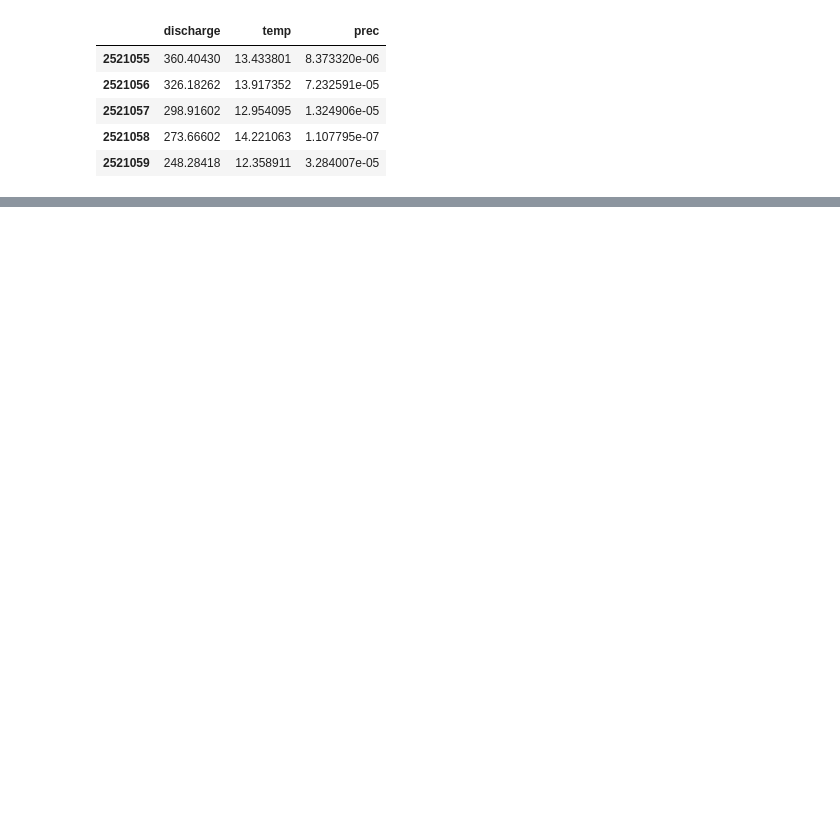
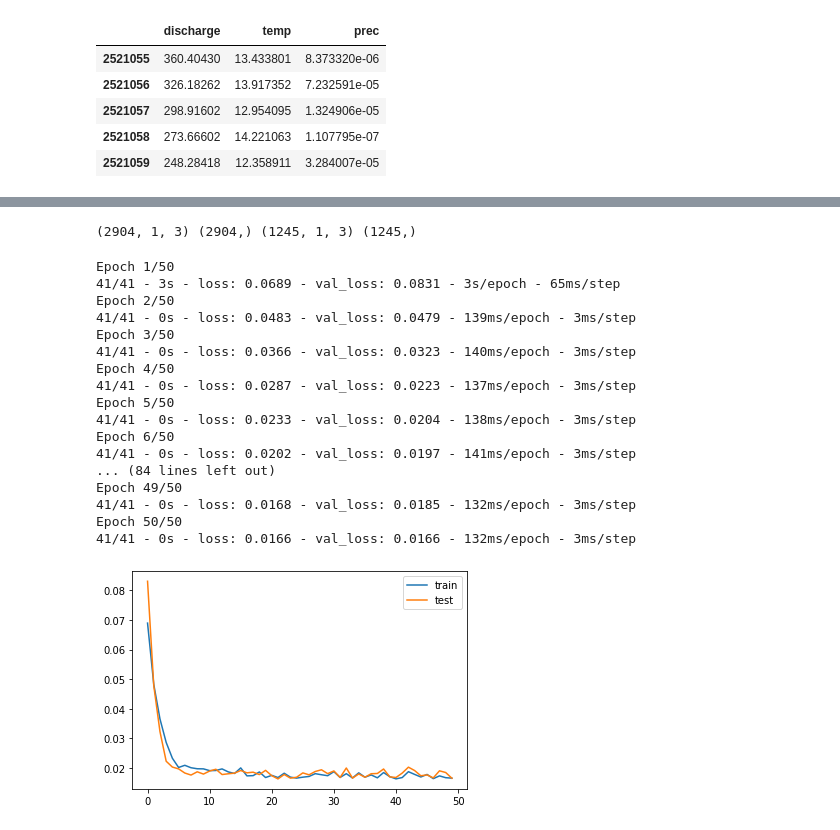
Before and after one commit to kode-git/copernicus, a Jupyter notebook: notebooks/data_modelling.ipynb, the cells around one changed output, grey strips where cells are left out. Cells and saved outputs as stored; diff of their text form; code cells hidden in the pictures; blank space fills up the shorter version.

Commit message:
added lstm analysis

```diff
--- a/notebooks/data_modelling.ipynb
+++ b/notebooks/data_modelling.ipynb
@@ -667,0 +696,7 @@ sample_train.head()
+# %%
+# frame as supervised learning
+reframed_train = series_to_supervised(scaled_train, 1, 1)
+reframed_test = series_to_supervised(scaled_test, 1, 1)
+# %%
+reframed_train.drop(reframed_train.columns[[4, 5]], axis=1, inplace=True)
+reframed_test.drop(reframed_test.columns[[4, 5]], axis=1, inplace=True)
@@ -667,0 +719,48 @@ sample_train.head()
+# %%
+values_train = reframed_train.values
+values_test = reframed_test.values
+# split into input and outputs
+train_X, train_y = values_train[:, :-1], values_train[:, -1]
+test_X, test_y = values_test[:, :-1], values_test[:, -1]
+# %%
+# reshape input to be 3D [samples, timesteps, features]
+train_X = train_X.reshape((train_X.shape[0], 1, train_X.shape[1]))
+test_X = test_X.reshape((test_X.shape[0], 1, test_X.shape[1]))
+print(train_X.shape, train_y.shape, test_X.shape, test_y.shape)
+# %% [output]
+(2904, 1, 3) (2904,) (1245, 1, 3) (1245,)
+# %%
+# design network
+model = Sequential()
+model.add(LSTM(27, input_shape=(train_X.shape[1], train_X.shape[2])))
+model.add(Dense(108))
+model.add(Dropout(0.5))
+model.add(Dense(12))
+model.add(Dense(1))
+model.compile(loss='mae', optimizer='adam')
+# fit network
+history = model.fit(train_X, train_y, epochs=50, batch_size=72, validation_data=(test_X, test_y), verbose=2, shuffle=False)
+# plot history
+plt.plot(history.history['loss'], label='train')
+plt.plot(history.history['val_loss'], label='test')
+plt.legend()
+plt.show()
+# %% [output]
+Epoch 1/50
+41/41 - 3s - loss: 0.0689 - val_loss: 0.0831 - 3s/epoch - 65ms/step
+Epoch 2/50
+41/41 - 0s - loss: 0.0483 - val_loss: 0.0479 - 139ms/epoch - 3ms/step
+Epoch 3/50
+41/41 - 0s - loss: 0.0366 - val_loss: 0.0323 - 140ms/epoch - 3ms/step
+Epoch 4/50
+41/41 - 0s - loss: 0.0287 - val_loss: 0.0223 - 137ms/epoch - 3ms/step
+Epoch 5/50
+41/41 - 0s - loss: 0.0233 - val_loss: 0.0204 - 138ms/epoch - 3ms/step
+Epoch 6/50
+41/41 - 0s - loss: 0.0202 - val_loss: 0.0197 - 141ms/epoch - 3ms/step
+... (84 lines left out)
+Epoch 49/50
+41/41 - 0s - loss: 0.0168 - val_loss: 0.0185 - 132ms/epoch - 3ms/step
+Epoch 50/50
+41/41 - 0s - loss: 0.0166 - val_loss: 0.0166 - 132ms/epoch - 3ms/step
+[figure, added]
```
Also changed, not shown: parts of 29 cells of this notebook.
